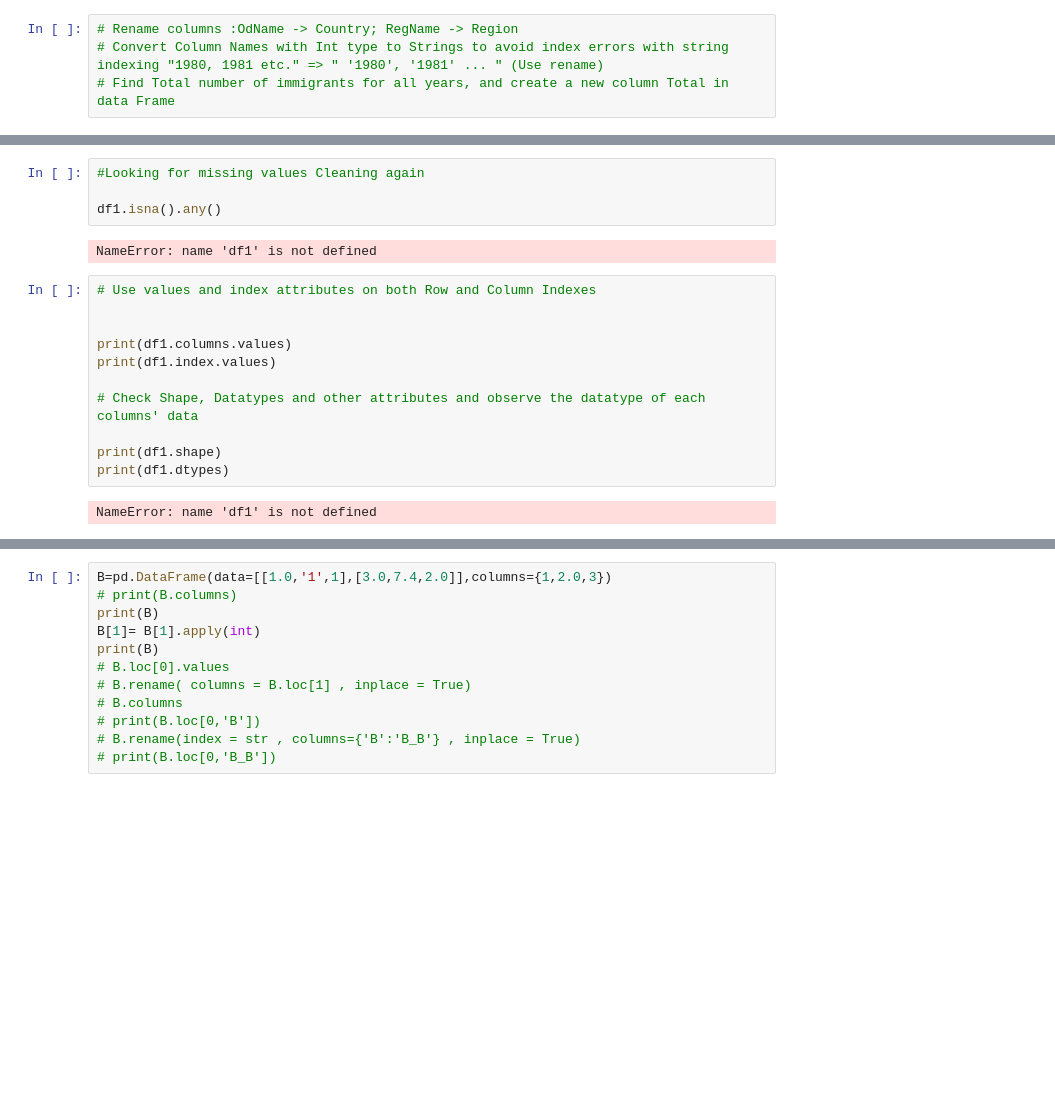
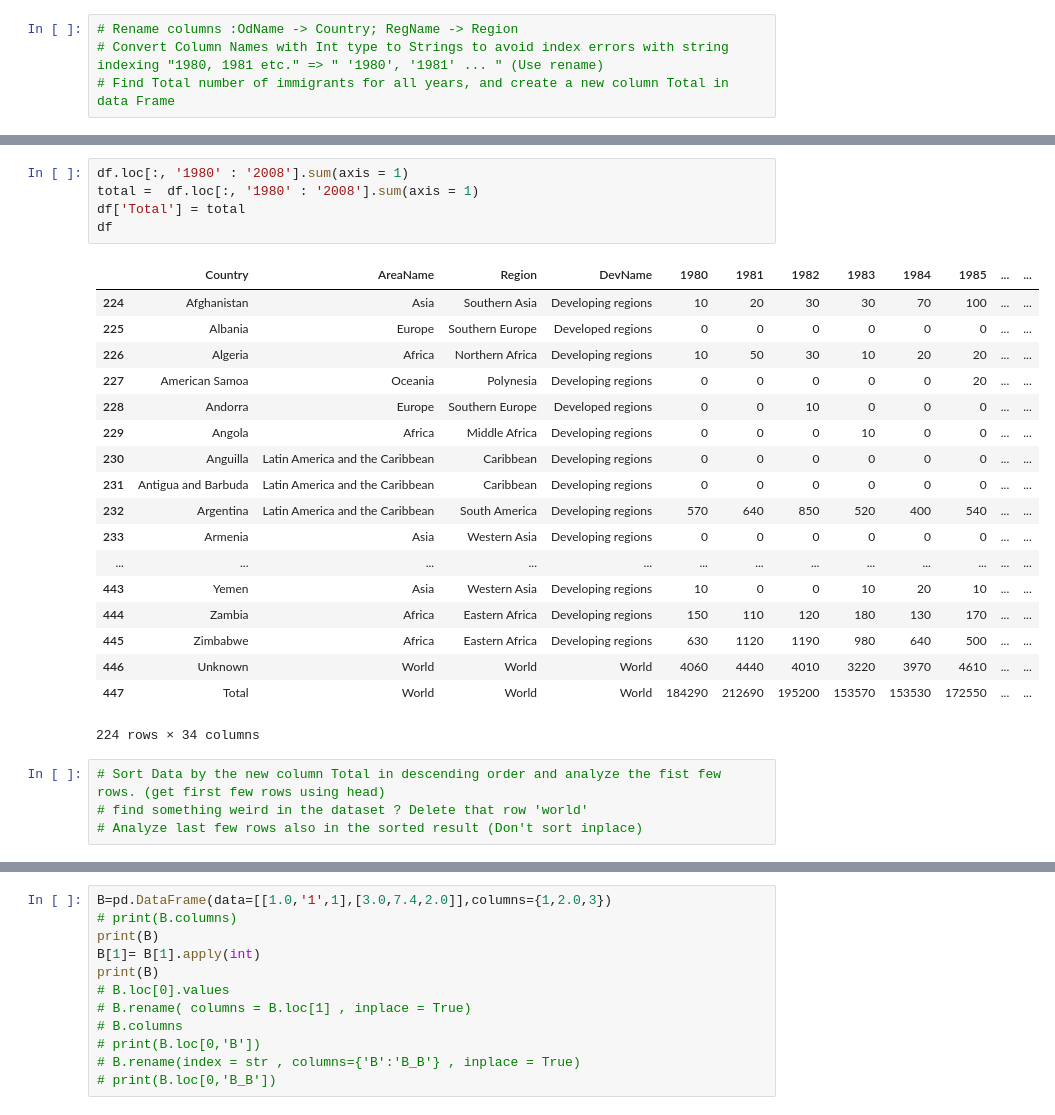
Before and after one commit to leangaurav/weekday2019_09_05, a Jupyter notebook: Assignments/Megha/AustraliaImmigrantsPandas.ipynb, the cells around one changed output, grey strips where cells are left out. Cells and saved outputs as stored; diff of their text form; blank space fills up the shorter version.

```diff
--- a/Assignments/Megha/AustraliaImmigrantsPandas.ipynb
+++ b/Assignments/Megha/AustraliaImmigrantsPandas.ipynb
@@ -329,20 +335,29 @@ Index(['Type', 'Coverage', 'OdName', 'AREA', 'AreaName', 'REG', 'RegName',
       dtype='object')
-# %%
-#Looking for missing values Cleaning again
-
-df1.isna().any()
-# %% [output]
-NameError: name 'df1' is not defined
-# %%
-# Use values and index attributes on both Row and Column Indexes
-
-
-print(df1.columns.values)
-print(df1.index.values)
-
-# Check Shape, Datatypes and other attributes and observe the datatype of each columns' data
-
-print(df1.shape)
-print(df1.dtypes)
-# %% [output]
-NameError: name 'df1' is not defined
+# %%
+df.loc[:, '1980' : '2008'].sum(axis = 1)
+total =  df.loc[:, '1980' : '2008'].sum(axis = 1)
+df['Total'] = total
+df
+# %% [output]
+|  | Country | AreaName | Region | DevName | 1980 | 1981 | 1982 | 1983 | 1984 | 1985 | ... | ... |
+| 224 | Afghanistan | Asia | Southern Asia | Developing regions | 10 | 20 | 30 | 30 | 70 | 100 | ... | ... |
+| 225 | Albania | Europe | Southern Europe | Developed regions | 0 | 0 | 0 | 0 | 0 | 0 | ... | ... |
+| 226 | Algeria | Africa | Northern Africa | Developing regions | 10 | 50 | 30 | 10 | 20 | 20 | ... | ... |
+| 227 | American Samoa | Oceania | Polynesia | Developing regions | 0 | 0 | 0 | 0 | 0 | 20 | ... | ... |
+| 228 | Andorra | Europe | Southern Europe | Developed regions | 0 | 0 | 10 | 0 | 0 | 0 | ... | ... |
+| 229 | Angola | Africa | Middle Africa | Developing regions | 0 | 0 | 0 | 10 | 0 | 0 | ... | ... |
+| 230 | Anguilla | Latin America and the Caribbean | Caribbean | Developing regions | 0 | 0 | 0 | 0 | 0 | 0 | ... | ... |
+| 231 | Antigua and Barbuda | Latin America and the Caribbean | Caribbean | Developing regions | 0 | 0 | 0 | 0 | 0 | 0 | ... | ... |
+| 232 | Argentina | Latin America and the Caribbean | South America | Developing regions | 570 | 640 | 850 | 520 | 400 | 540 | ... | ... |
+| 233 | Armenia | Asia | Western Asia | Developing regions | 0 | 0 | 0 | 0 | 0 | 0 | ... | ... |
+| ... | ... | ... | ... | ... | ... | ... | ... | ... | ... | ... | ... | ... |
+| 443 | Yemen | Asia | Western Asia | Developing regions | 10 | 0 | 0 | 10 | 20 | 10 | ... | ... |
+| 444 | Zambia | Africa | Eastern Africa | Developing regions | 150 | 110 | 120 | 180 | 130 | 170 | ... | ... |
+| 445 | Zimbabwe | Africa | Eastern Africa | Developing regions | 630 | 1120 | 1190 | 980 | 640 | 500 | ... | ... |
+| 446 | Unknown | World | World | World | 4060 | 4440 | 4010 | 3220 | 3970 | 4610 | ... | ... |
+| 447 | Total | World | World | World | 184290 | 212690 | 195200 | 153570 | 153530 | 172550 | ... | ... |
+224 rows × 34 columns
+# %%
+# Sort Data by the new column Total in descending order and analyze the fist few rows. (get first few rows using head)
+# find something weird in the dataset ? Delete that row 'world'
+# Analyze last few rows also in the sorted result (Don't sort inplace)
```
Also changed, not shown: parts of 23 cells of this notebook, 2 other files.
